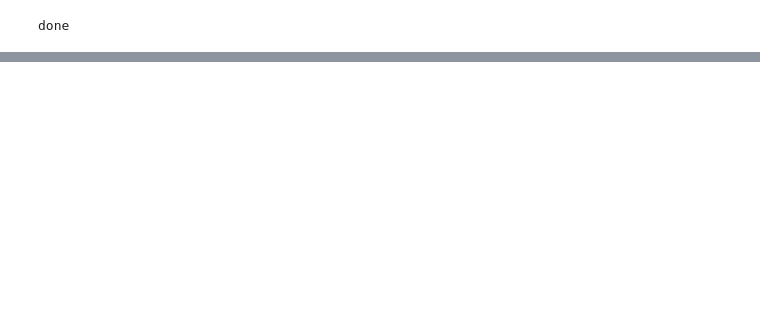
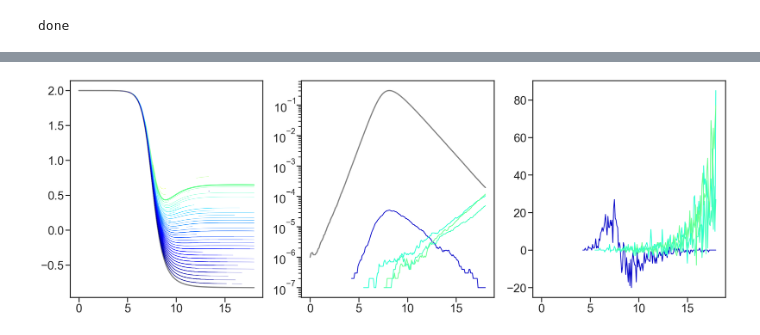
Before and after one commit to DenT94/onset_antigenic_evolution, a Jupyter notebook: 1_Figure1/fig1.ipynb, the cells around one changed output, grey strips where cells are left out. Cells and saved outputs as stored; diff of their text form; code cells hidden in the pictures; blank space fills up the shorter version.

```diff
--- a/1_Figure1/fig1.ipynb
+++ b/1_Figure1/fig1.ipynb
@@ -493,0 +595,46 @@ R0
+# %%
+fig,ax = plt.subplots(1,3,figsize=(30,10),sharex=True)
+for strain in M_uncontrolled.strain_set:
+    if strain.name==0:
+        color='grey'
+    else:
+        color = color_ds[strain.distance_to_parent]
+
+    I_i = np.array(strain.infected_history)
+    if len(I_i)==0:
+        continue
+
+    c= np.exp(-strain.distance_to_parent/xi)
+    s_inf = R0*(1-xinf)*(1-c)
+
+
+    chi_i = np.array(strain.frequency_history)
+    s_i = np.array(strain.selection_history)
+    f_i = np.array(strain.fitness_history)
+    ts_i = np.array(strain.times)
+    d_pc = strain.distance_to_parent
+
+    if strain.root_intersection_time<np.inf or strain.name==0:
+
+        t_i0 = ts_i[0]
+        chi_0 = chi_i[0]
+        if t_i0<t_peak:
+            t_i0 = t_peak
+        alpha= 1
+        lw= 3
+
+    else:
+        alpha = .5
+        lw= 1
+    if strain.name ==0:
+        ax[1].plot(ts_i[chi_i>0],I_i[chi_i>0]/N,color=color, alpha= alpha, lw = lw)
+    try:
+        if np.max(np.diff(I_i))>10 and strain.name>0 and np.isinf(strain.root_intersection_time):
+            ax[1].plot(ts_i[chi_i>0],I_i[chi_i>0]/N,color=color, alpha= 1, lw = 2)
+            ax[2].plot(ts_i[chi_i>0][:-1],np.diff(I_i[chi_i>0]),color=color, alpha= 1, lw = 2)
+    except ValueError:
+        pass
+    ax[0].plot(ts_i,f_i ,color=color, alpha= alpha, lw = lw)
+ax[1].set_yscale('log')
+# %% [output]
+[figure, added]
```
Also changed, not shown: parts of 29 cells of this notebook, 57 other files.
